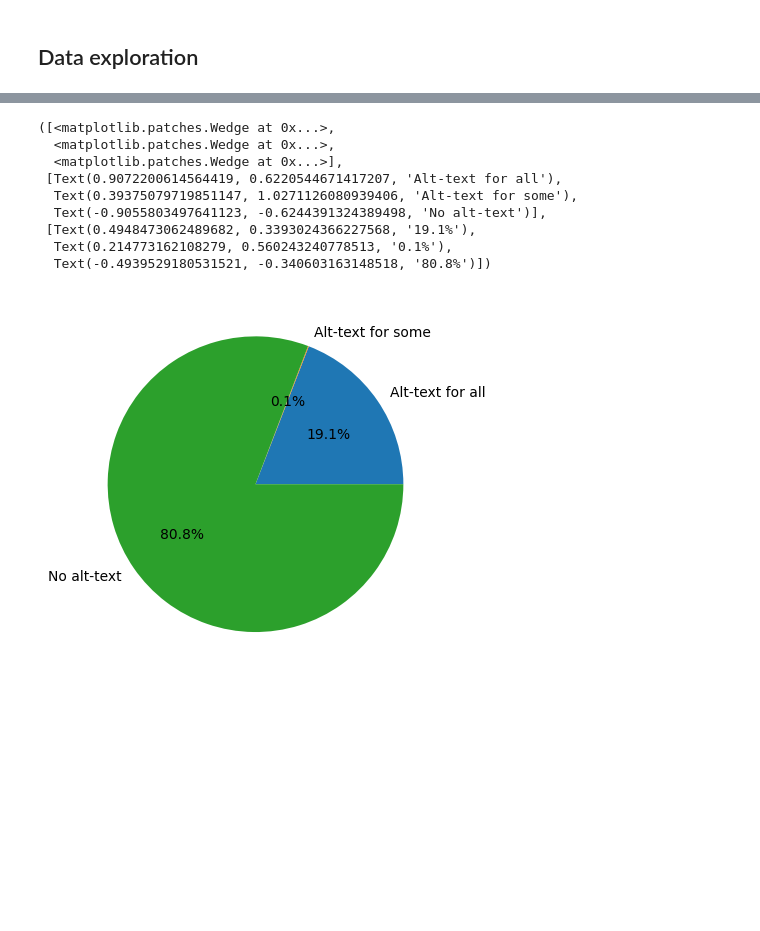
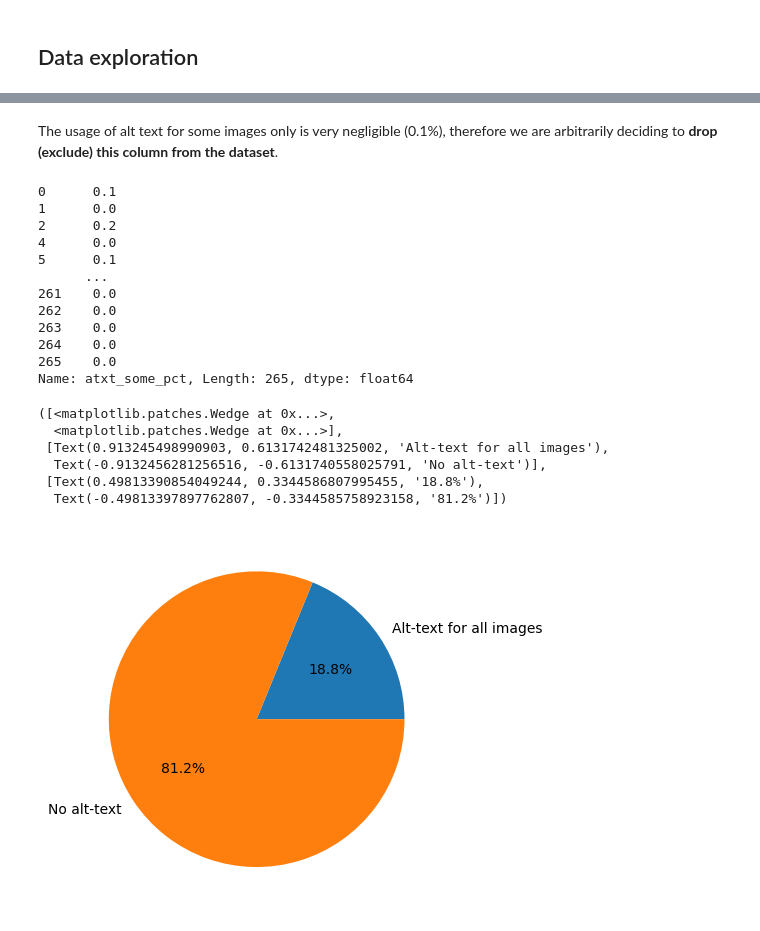
Before and after one commit to alterism/mastodon-alt-text, a Jupyter notebook: introduction_data_science_project.ipynb, the cells around one changed output, grey strips where cells are left out. Cells and saved outputs as stored; diff of their text form; code cells hidden in the pictures; blank space fills up the shorter version.

```diff
--- a/introduction_data_science_project.ipynb
+++ b/introduction_data_science_project.ipynb
@@ -134,0 +130,4 @@ data = data.rename(columns={
+# %%
+# Consider all client names as strings (they were objects)
+data['client'] = data['client'].astype('string')
+print(f'Client data type: {data['client'].dtype}')
@@ -134,0 +136,5 @@ data = data.rename(columns={
+# %%
+# Round percentage values to the first decimal digit
+data['atxt_yes_pct'] = data['atxt_yes_pct'].round(1)
+data['atxt_some_pct'] = data['atxt_some_pct'].round(1)
+data['atxt_no_pct'] = data['atxt_no_pct'].round(1)
@@ -134,0 +145,2 @@ data = data.rename(columns={
+# %%
+data = data.drop(data[data['client'] == 'unknown'].index)
@@ -159,23 +175,17 @@ Get general information independently of the client used.
 # %%
-posts_count_total = data['posts_count'].sum()
-alttext_all_count_total = data['alttext_all_count'].sum()
-alttext_some_count_total = data['alttext_some_count'].sum()
-alttext_none_count_total = data['alttext_none_count'].sum()
+# The dataset already includes percentages. Let’s calculate and verify them.
+posts_tot = data['posts'].sum()
+atxt_yes_tot = data['atxt_yes'].sum()
+atxt_some_tot = data['atxt_some'].sum()
+atxt_no_tot = data['atxt_no'].sum()
 
-alttext_all_count_total_pct = round(alttext_all_count_total / posts_count_total * 100, 2)
-alttext_some_count_total_pct = round(alttext_some_count_total / posts_count_total * 100, 2)
-alttext_none_count_total_pct = round(alttext_none_count_total / posts_count_total * 100, 2)
+atxt_yes_tot_pct = round(atxt_yes_tot / posts_tot * 100, 1)
+atxt_some_tot_pct = round(atxt_some_tot / posts_tot * 100, 1)
+atxt_no_tot_pct = round(atxt_no_tot / posts_tot * 100, 1)
 
-if posts_count_total == alttext_all_count_total + alttext_some_count_total + alttext_none_count_total:
+if posts_tot == atxt_yes_tot + atxt_some_tot + atxt_no_tot:
     print('Posts count is matching!')
 else:
     print('Something is wrong in the dataset. Please revise the number of posts!')
-
-print(f"""
-Total number of posts under analysis: {posts_count_total}
-    of which {alttext_all_count_total} ({alttext_all_count_total_pct}%) contain an alt-text for all images,
-    {alttext_some_count_total} ({alttext_some_count_total_pct}%) for some,
-    and {alttext_none_count_total} ({alttext_none_count_total_pct}%) have no alt-text at all.
-""")
 # %% [output]
 Posts count is matching!
@@ -187,17 +210,36 @@ Total number of posts under analysis: 29856
+# %% [markdown]
+The usage of alt text for some images only is very negligible (0.1%), therefore we are arbitrarily deciding to **drop (exclude) this column from the dataset**.
+# %%
+# Subtracting from the total of posts the ones that only have alt text for some images only
+data['posts'] = data['posts'] - data['atxt_some']
+
+# Remove columns related to some alt text
+data.pop('atxt_some')
+data.pop('atxt_some_pct')
+# %% [output]
+0      0.1
+1      0.0
+2      0.2
+4      0.0
+5      0.1
+      ...
+261    0.0
+262    0.0
+263    0.0
+264    0.0
+265    0.0
+Name: atxt_some_pct, Length: 265, dtype: float64
 # %%
-posts_pie = [alttext_all_count_total, alttext_some_count_total, alttext_none_count_total]
-labels_pie = ['Alt-text for all', 'Alt-text for some', 'No alt-text']
+posts_pie = [atxt_yes_tot, atxt_no_tot]
+labels_pie = ['Alt-text for all images', 'No alt-text']
 
 fig, ax = plt.subplots()
 ax.pie(posts_pie, labels=labels_pie, autopct='%1.1f%%')
 # %% [output]
 ([<matplotlib.patches.Wedge at 0x...>,
-  <matplotlib.patches.Wedge at 0x...>,
   <matplotlib.patches.Wedge at 0x...>],
- [Text(0.9072200614564419, 0.6220544671417207, 'Alt-text for all'),
-  Text(0.39375079719851147, 1.0271126080939406, 'Alt-text for some'),
-  Text(-0.9055803497641123, -0.6244391324389498, 'No alt-text')],
- [Text(0.4948473062489682, 0.3393024366227568, '19.1%'),
-  Text(0.214773162108279, 0.560243240778513, '0.1%'),
-  Text(-0.4939529180531521, -0.340603163148518, '80.8%')])
+ [Text(0.913245498990903, 0.6131742481325002, 'Alt-text for all images'),
+  Text(-0.9132456281256516, -0.6131740558025791, 'No alt-text')],
+ [Text(0.49813390854049244, 0.3344586807995455, '18.8%'),
+  Text(-0.49813397897762807, -0.3344585758923158, '81.2%')])
-[figure, old version]
+[figure, new version]
```
Also changed, not shown: parts of 44 cells of this notebook.
